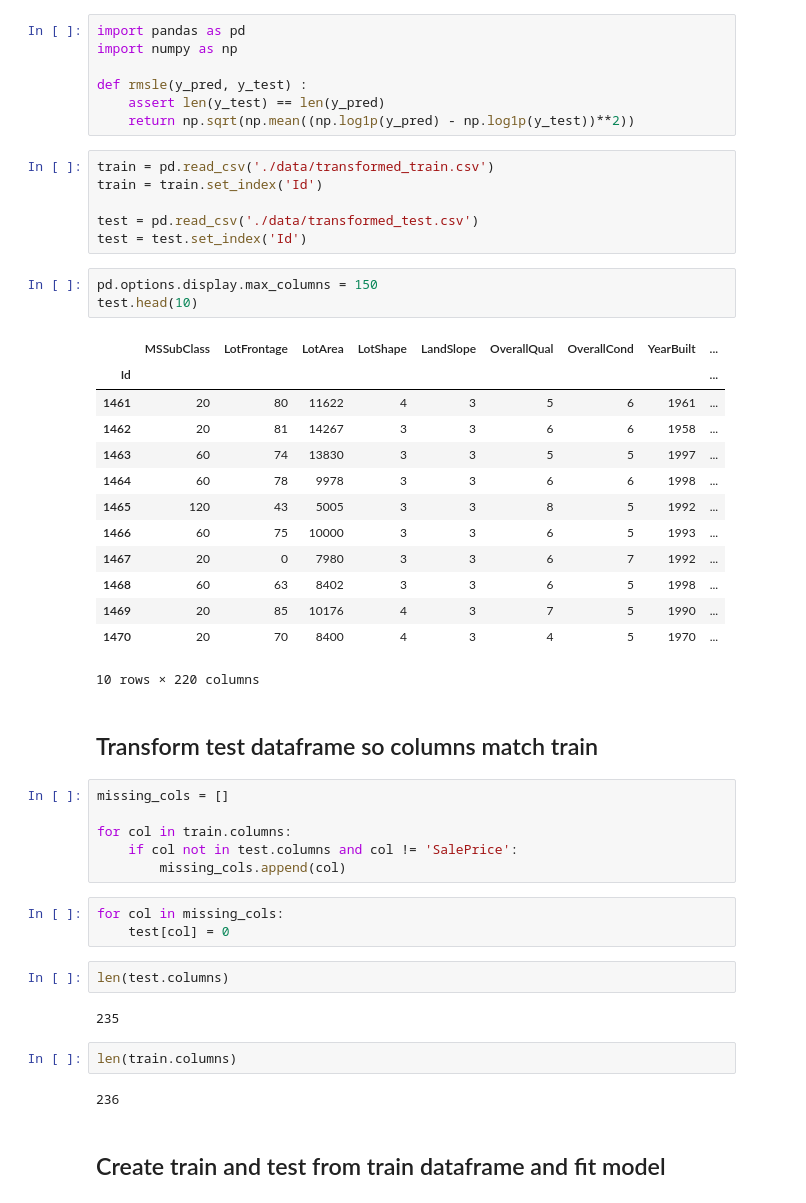
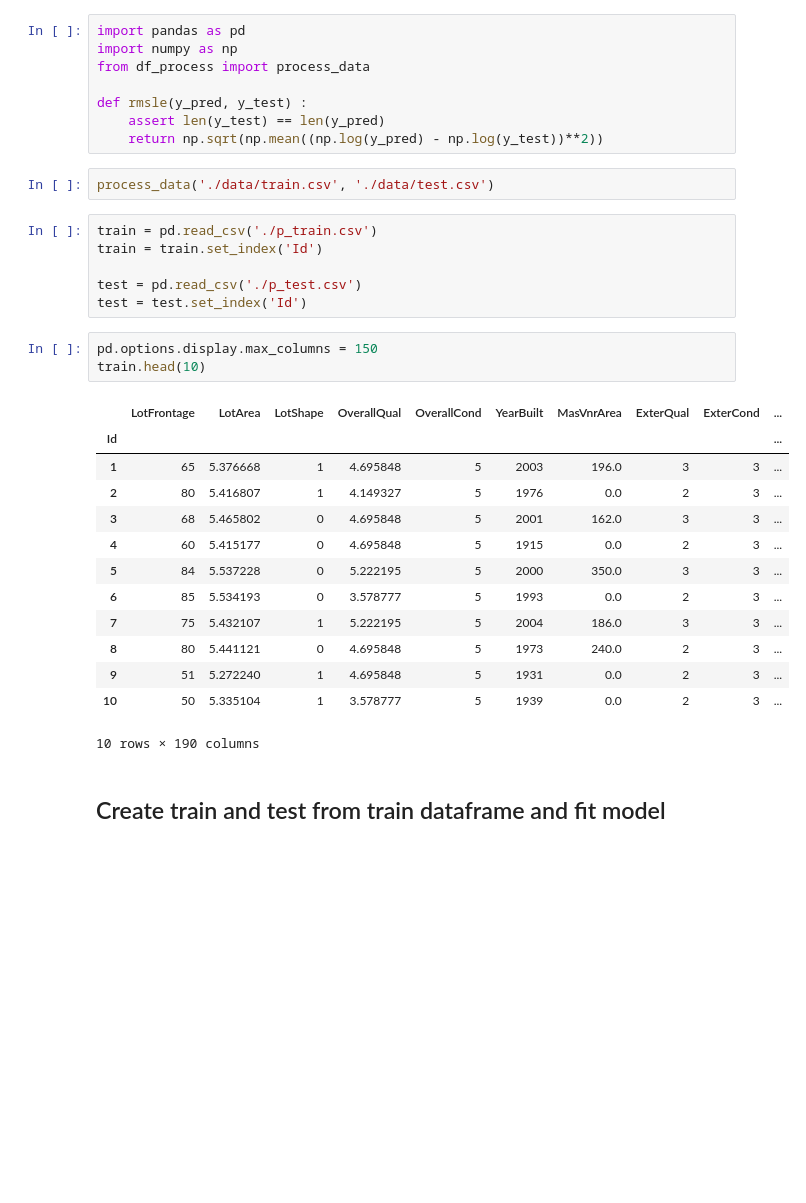
Before and after one commit to InterferencePattern/MST-housing-price-prediction, a Jupyter notebook: alexbaransky/XGBoost Regression.ipynb, the cells around one changed output. Saved outputs shown, nothing was run; the diff lists cells and outputs as text; blank space fills up the shorter version.

Commit message:
finished processing script, added BoxCox info to R file

```diff
--- a/alexbaransky/XGBoost Regression.ipynb
+++ b/alexbaransky/XGBoost Regression.ipynb
@@ -1,52 +1,36 @@
 # %%
 import pandas as pd
 import numpy as np
+from df_process import process_data
 
 def rmsle(y_pred, y_test) :
     assert len(y_test) == len(y_pred)
-    return np.sqrt(np.mean((np.log1p(y_pred) - np.log1p(y_test))**2))
+    return np.sqrt(np.mean((np.log(y_pred) - np.log(y_test))**2))
+# %%
+process_data('./data/train.csv', './data/test.csv')
 # %%
-train = pd.read_csv('./data/transformed_train.csv')
+train = pd.read_csv('./p_train.csv')
 train = train.set_index('Id')
 
-test = pd.read_csv('./data/transformed_test.csv')
+test = pd.read_csv('./p_test.csv')
 test = test.set_index('Id')
 # %%
 pd.options.display.max_columns = 150
-test.head(10)
+train.head(10)
 # %% [output]
-|  | MSSubClass | LotFrontage | LotArea | LotShape | LandSlope | OverallQual | OverallCond | YearBuilt | ... |
-| Id |  |  |  |  |  |  |  |  | ... |
-| 1461 | 20 | 80 | 11622 | 4 | 3 | 5 | 6 | 1961 | ... |
-| 1462 | 20 | 81 | 14267 | 3 | 3 | 6 | 6 | 1958 | ... |
-| 1463 | 60 | 74 | 13830 | 3 | 3 | 5 | 5 | 1997 | ... |
-| 1464 | 60 | 78 | 9978 | 3 | 3 | 6 | 6 | 1998 | ... |
-| 1465 | 120 | 43 | 5005 | 3 | 3 | 8 | 5 | 1992 | ... |
-| 1466 | 60 | 75 | 10000 | 3 | 3 | 6 | 5 | 1993 | ... |
-| 1467 | 20 | 0 | 7980 | 3 | 3 | 6 | 7 | 1992 | ... |
-| 1468 | 60 | 63 | 8402 | 3 | 3 | 6 | 5 | 1998 | ... |
-| 1469 | 20 | 85 | 10176 | 4 | 3 | 7 | 5 | 1990 | ... |
-| 1470 | 20 | 70 | 8400 | 4 | 3 | 4 | 5 | 1970 | ... |
+|  | LotFrontage | LotArea | LotShape | OverallQual | OverallCond | YearBuilt | MasVnrArea | ExterQual | ExterCond | ... |
+| Id |  |  |  |  |  |  |  |  |  | ... |
+| 1 | 65 | 5.376668 | 1 | 4.695848 | 5 | 2003 | 196.0 | 3 | 3 | ... |
+| 2 | 80 | 5.416807 | 1 | 4.149327 | 5 | 1976 | 0.0 | 2 | 3 | ... |
+| 3 | 68 | 5.465802 | 0 | 4.695848 | 5 | 2001 | 162.0 | 3 | 3 | ... |
+| 4 | 60 | 5.415177 | 0 | 4.695848 | 5 | 1915 | 0.0 | 2 | 3 | ... |
+| 5 | 84 | 5.537228 | 0 | 5.222195 | 5 | 2000 | 350.0 | 3 | 3 | ... |
+| 6 | 85 | 5.534193 | 0 | 3.578777 | 5 | 1993 | 0.0 | 2 | 3 | ... |
+| 7 | 75 | 5.432107 | 1 | 5.222195 | 5 | 2004 | 186.0 | 3 | 3 | ... |
+| 8 | 80 | 5.441121 | 0 | 4.695848 | 5 | 1973 | 240.0 | 2 | 3 | ... |
+| 9 | 51 | 5.272240 | 1 | 4.695848 | 5 | 1931 | 0.0 | 2 | 3 | ... |
+| 10 | 50 | 5.335104 | 1 | 3.578777 | 5 | 1939 | 0.0 | 2 | 3 | ... |
-10 rows × 220 columns
+10 rows × 190 columns
-# %% [markdown]
-## Transform test dataframe so columns match train
-# %%
-missing_cols = []
-
-for col in train.columns:
-    if col not in test.columns and col != 'SalePrice':
-        missing_cols.append(col)
-# %%
-for col in missing_cols:
-    test[col] = 0
-# %%
-len(test.columns)
-# %% [output]
-235
-# %%
-len(train.columns)
-# %% [output]
-236
 # %% [markdown]
 ## Create train and test from train dataframe and fit model
 # %%
```
Also changed, not shown: parts of 5 cells of this notebook, 4 other files.
